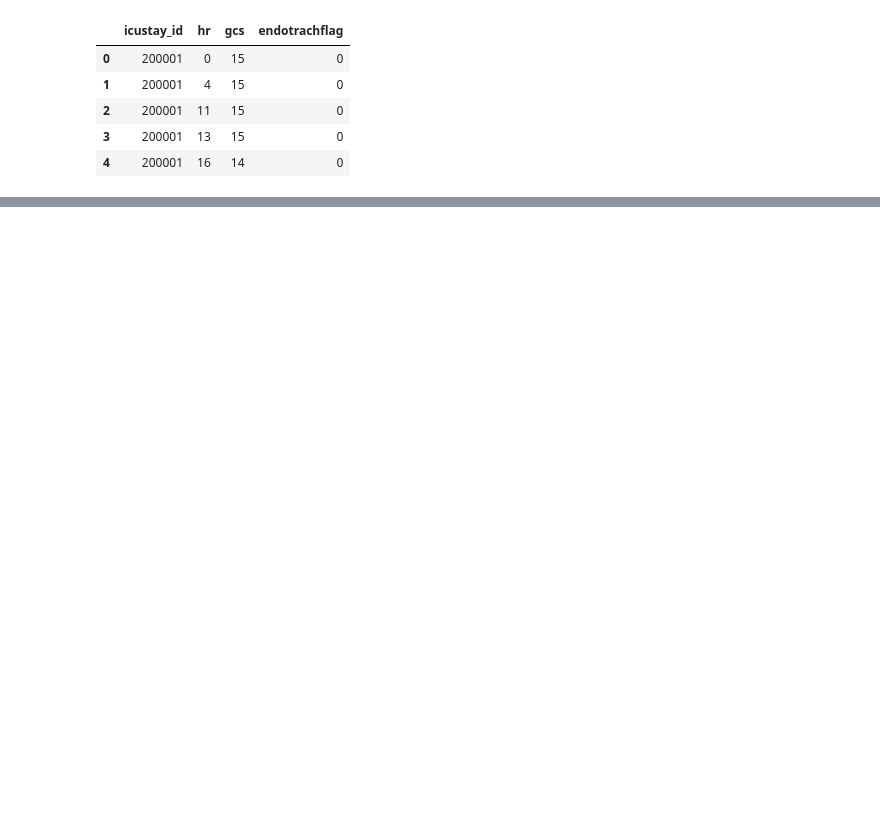
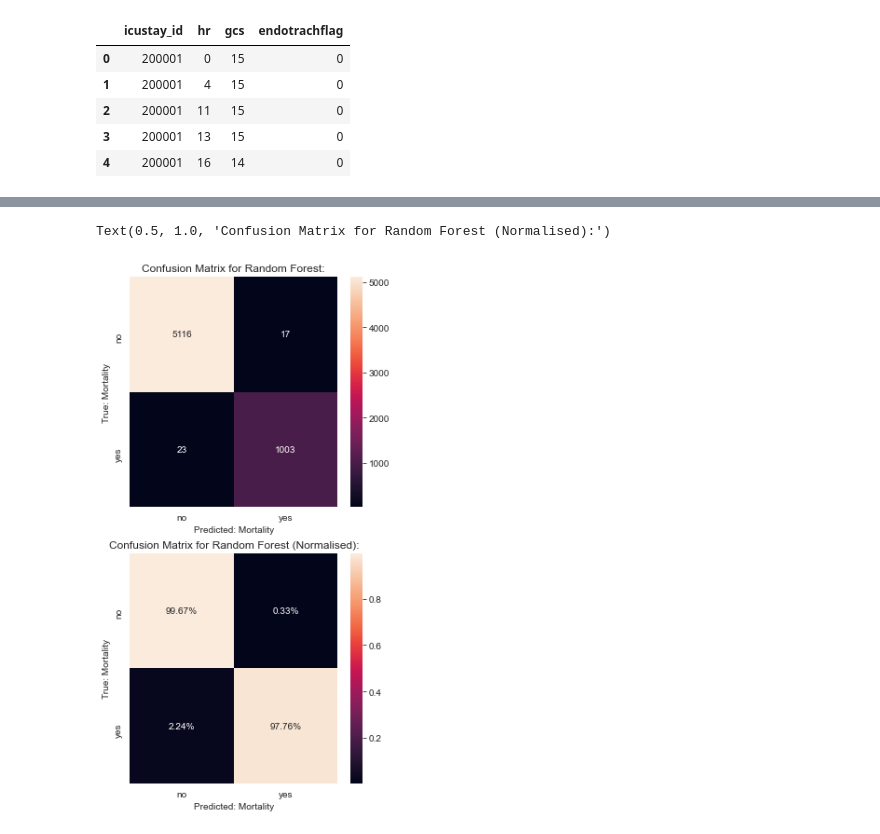
Before and after one commit to JoshyB14/Capstone_Project, a Jupyter notebook: capstone.ipynb, the cells around one changed output, grey strips where cells are left out. Saved outputs shown, nothing was run; the diff lists cells and outputs as text; code cells hidden in the pictures; blank space fills up the shorter version.

```diff
--- a/capstone.ipynb
+++ b/capstone.ipynb
@@ -421,0 +497,3 @@ master
+# %%
+# Group and average all values by each icustay_id - effectively reduces all measurements down to an average across each patients icu stay
+master = master.groupby('icustay_id').mean().reset_index()
@@ -421,0 +663,18 @@ master
+# %%
+# After narrowing down the hyperparameters perform a GridSearchCV
+grid_parameter_search = {'n_estimators': [int(x) for x in np.linspace(start=200, stop=1000, num=5)],
+                    'min_samples_split': [int(x) for x in np.linspace(start=8, stop=16, num=5)],
+                    'min_samples_leaf': [int(x) for x in np.linspace(start=2, stop=10, num=5)],
+                    'max_depth': [int(x) for x in np.linspace(start=5, stop=15, num=5)],
+                    'max_features': ['sqrt']}
+
+
+# GridSearchCV
+grid_search_RF = GridSearchCV(RF, grid_parameter_search, cv=5, scoring='f1_weighted', n_jobs=-1)
+
+# Fit model
+grid_search_RF.fit(X_train, y_train)
+
+# Print the best parameters found and best score found
+print("Best hyper-parameters for Random Forest: {}".format(grid_search_RF.best_params_))
+print("Best cross-validation average f1-score for Random Forest: {:.3f}".format(grid_search_RF.best_score_))
@@ -421,0 +686,25 @@ master
+# %%
+# Predict on the training set:
+y_pred_RF_training= grid_search_RF.predict(X_train)
+
+# Predict on the test set:
+y_pred_RF_test = grid_search_RF.predict(X_test)
+# %%
+# Setting up the confusion matrices:
+confusion_RF = confusion_matrix(y_test, y_pred_RF_test)
+confusion_RF_normalised = confusion_matrix(y_test, y_pred_RF_test, normalize='true')
+figs, axes = plt.subplots(2, 1, figsize=(5, 10))
+sns.heatmap(confusion_RF, annot=True, ax=axes[0], fmt='.0f')
+sns.heatmap(confusion_RF_normalised, annot=True, ax=axes[1], fmt='.2%')
+
+# Labels
+for i in (0, 1):
+    axes[i].set_xlabel('Predicted: Mortality')
+    axes[i].set_ylabel('True: Mortality')
+    axes[i].xaxis.set_ticklabels(['no','yes'])
+    axes[i].yaxis.set_ticklabels(['no','yes'])
+axes[0].set_title('Confusion Matrix for Random Forest:')
+axes[1].set_title('Confusion Matrix for Random Forest (Normalised):')
+# %% [output]
+Text(0.5, 1.0, 'Confusion Matrix for Random Forest (Normalised):')
+[figure, added]
```
Also changed, not shown: parts of 160 cells of this notebook.
